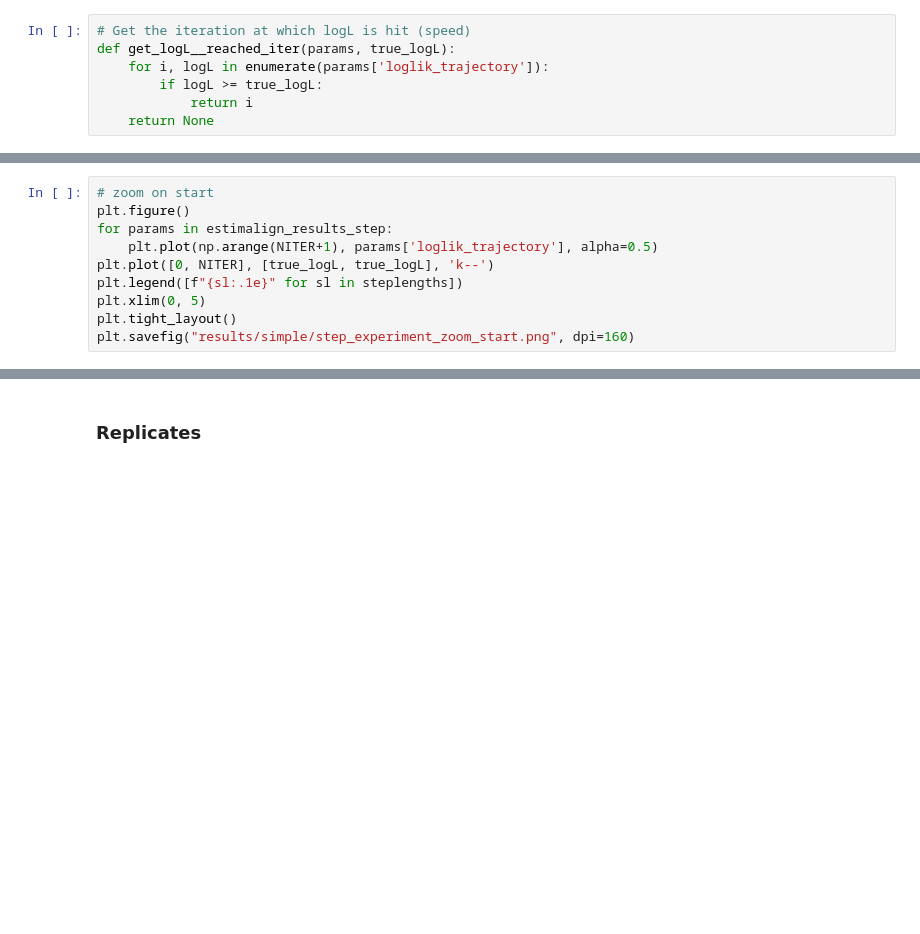
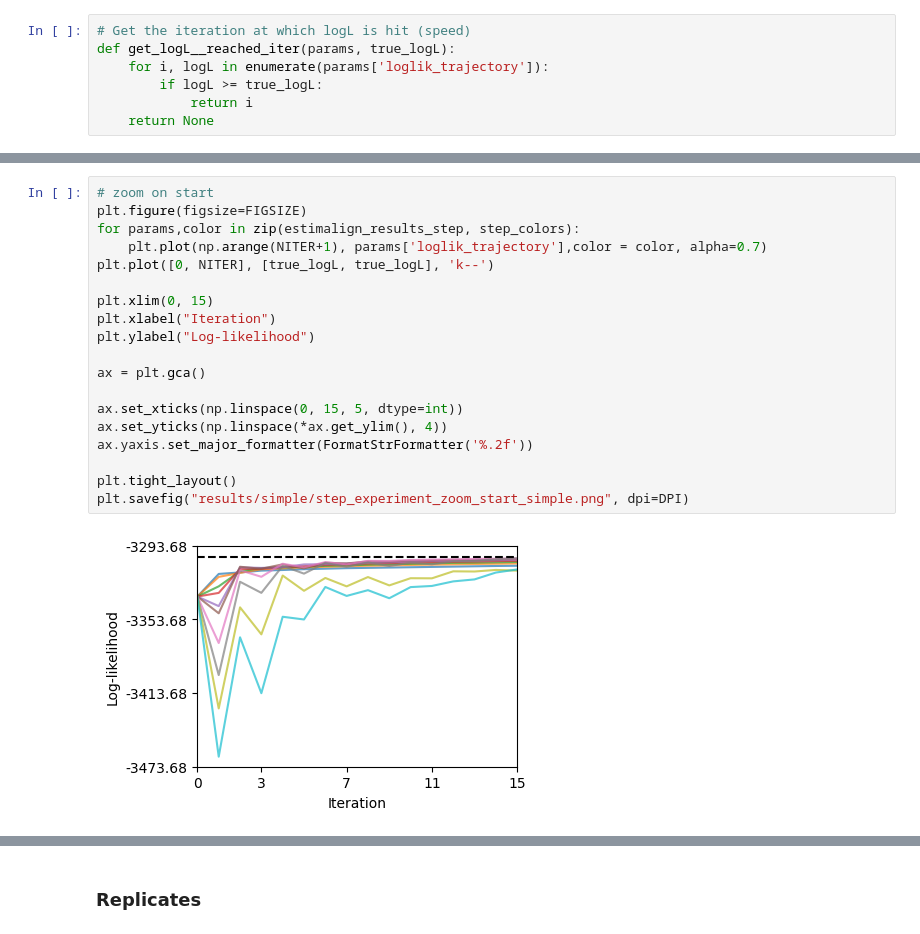
Before and after one commit to BioGeMT/DiscrimAlign, a Jupyter notebook: DNA_Simulations_Dave_Simple.ipynb, the cells around one changed output, grey strips where cells are left out. Drawn from its saved outputs; the diff is of its cells as text; blank space fills up the shorter version.

```diff
--- a/DNA_Simulations_Dave_Simple.ipynb
+++ b/DNA_Simulations_Dave_Simple.ipynb
@@ -207,11 +358,22 @@ plt.savefig("results/simple/step_experiment_full_trajectories.png", dpi=160)
 # %%
 # zoom on start
-plt.figure()
-for params in estimalign_results_step:
-    plt.plot(np.arange(NITER+1), params['loglik_trajectory'], alpha=0.5)
+plt.figure(figsize=FIGSIZE)
+for params,color in zip(estimalign_results_step, step_colors):
+    plt.plot(np.arange(NITER+1), params['loglik_trajectory'],color = color, alpha=0.7)
 plt.plot([0, NITER], [true_logL, true_logL], 'k--')
-plt.legend([f"{sl:.1e}" for sl in steplengths])
-plt.xlim(0, 5)
+
+plt.xlim(0, 15)
+plt.xlabel("Iteration")
+plt.ylabel("Log-likelihood")
+
+ax = plt.gca()
+
+ax.set_xticks(np.linspace(0, 15, 5, dtype=int))
+ax.set_yticks(np.linspace(*ax.get_ylim(), 4))
+ax.yaxis.set_major_formatter(FormatStrFormatter('%.2f'))
+
 plt.tight_layout()
-plt.savefig("results/simple/step_experiment_zoom_start.png", dpi=160)
+plt.savefig("results/simple/step_experiment_zoom_start_simple.png", dpi=DPI)
+# %% [output]
+[figure, added]
 # %%
```
Also changed, not shown: parts of 26 cells of this notebook, 2 other files.
